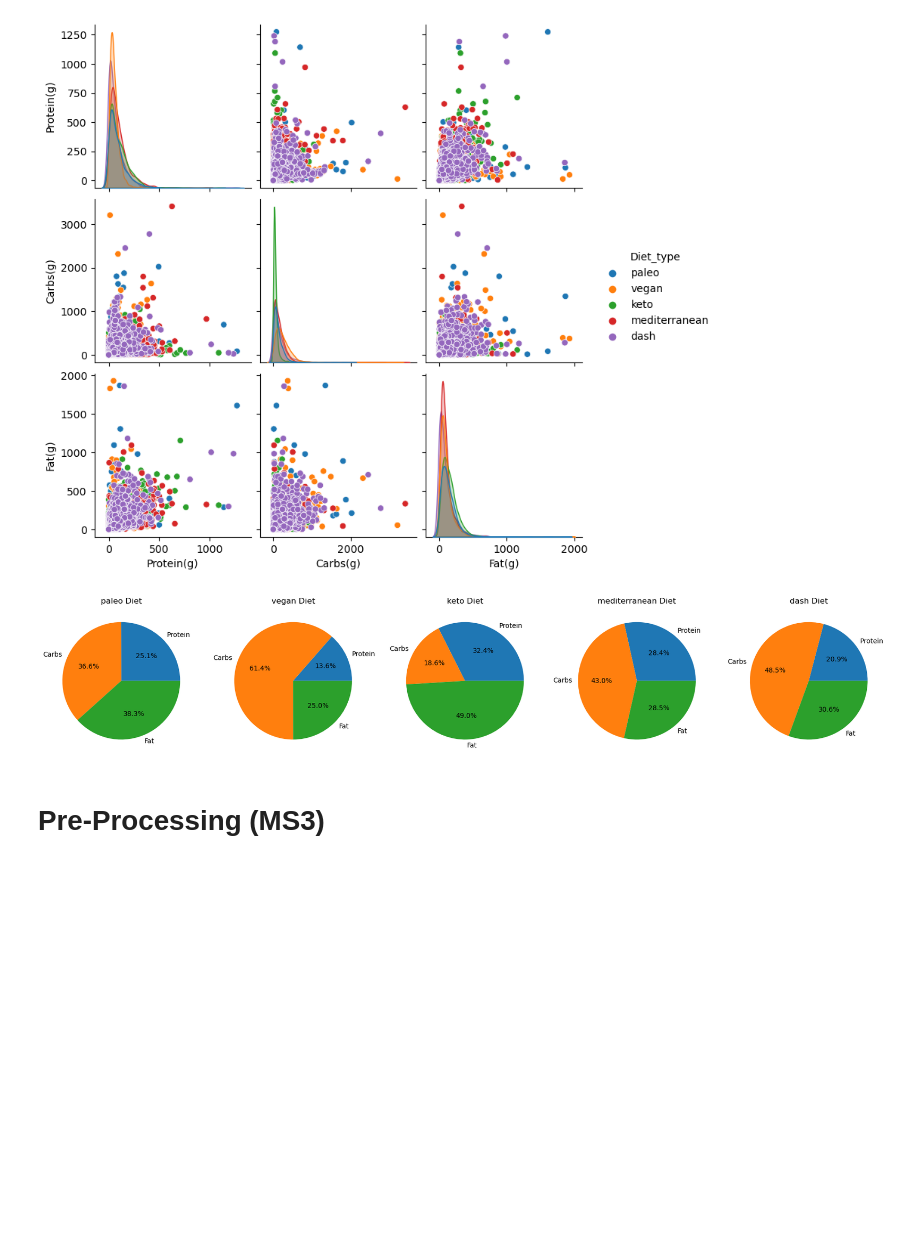
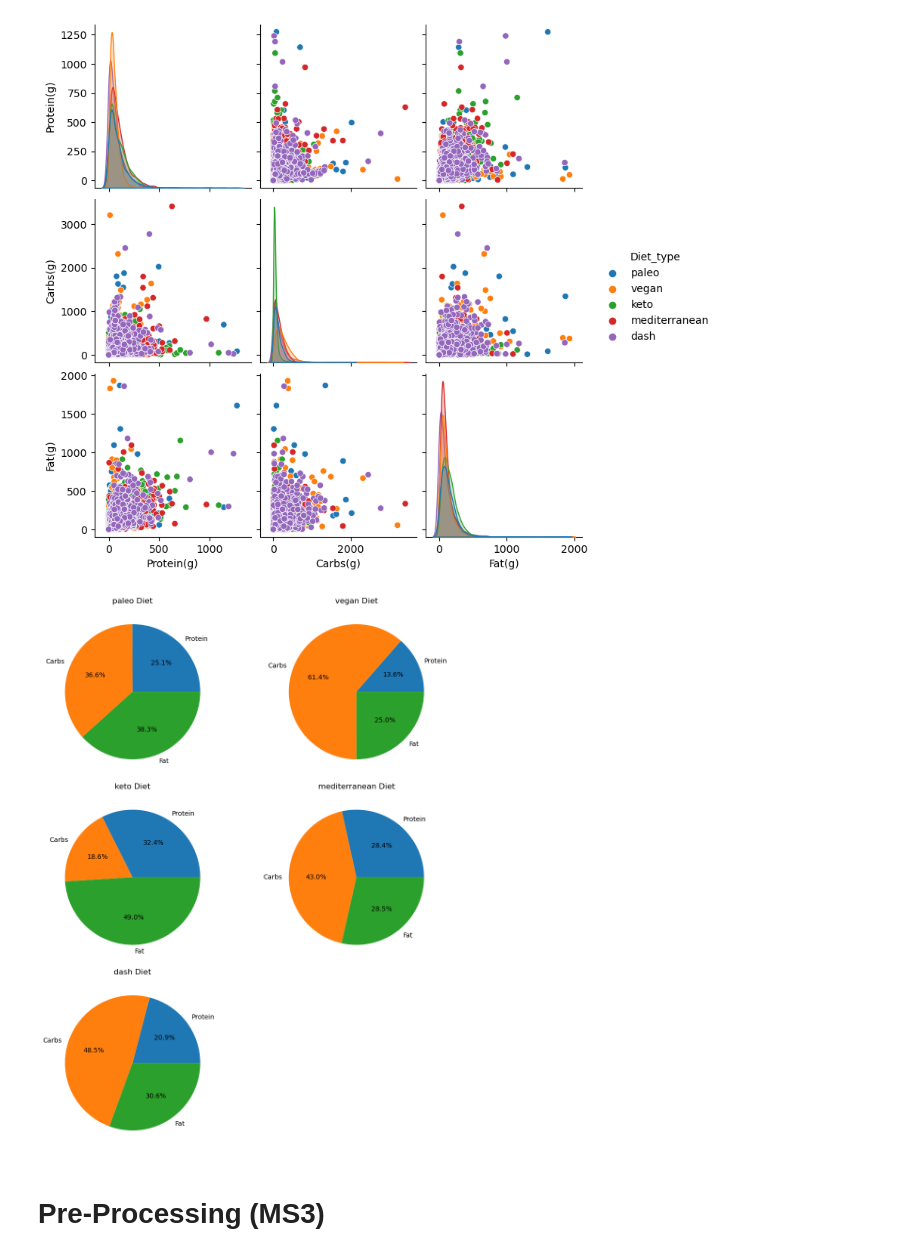
Before and after one commit to DaikonPlays/UCSD-CSE-151A-Project, a Jupyter notebook: src/diet_classifer.ipynb, the cells around one changed output. Cells and saved outputs as stored; diff of their text form; code cells hidden in the pictures; blank space fills up the shorter version.

Commit message:
add columns to pie graph

```diff
--- a/src/diet_classifer.ipynb
+++ b/src/diet_classifer.ipynb
@@ -108,16 +108,18 @@ sns.pairplot(diet_data, hue='Diet_type', diag_kind='kde')
 <seaborn.axisgrid.PairGrid at 0x...>
 [figure]
 # %%
-fig, axes = plt.subplots(1, 5, figsize=(18, 6))
+fig, axes = plt.subplots(3, 2, figsize=(10, 12))
+axes = axes.flatten()
 for i, diet_type in enumerate(diet_data['Diet_type'].unique()):
     df_grouped = diet_data[diet_data['Diet_type'] == diet_type]
     axes[i].pie(df_grouped[['Protein(g)','Carbs(g)','Fat(g)']].sum(), labels=['Protein', 'Carbs', 'Fat'], autopct='%1.1f%%')
     axes[i].set_title(f'{diet_type} Diet')
+axes[5].axis('off')
 # Adjust layout and display
 plt.tight_layout()
 plt.show()
 # %% [output]
-[figure, old version]
+[figure, new version]
 # %% [markdown]
 # Pre-Processing (MS3)
 # %% [markdown]
```
Also changed, not shown: parts of 13 cells of this notebook, 1 other file.
